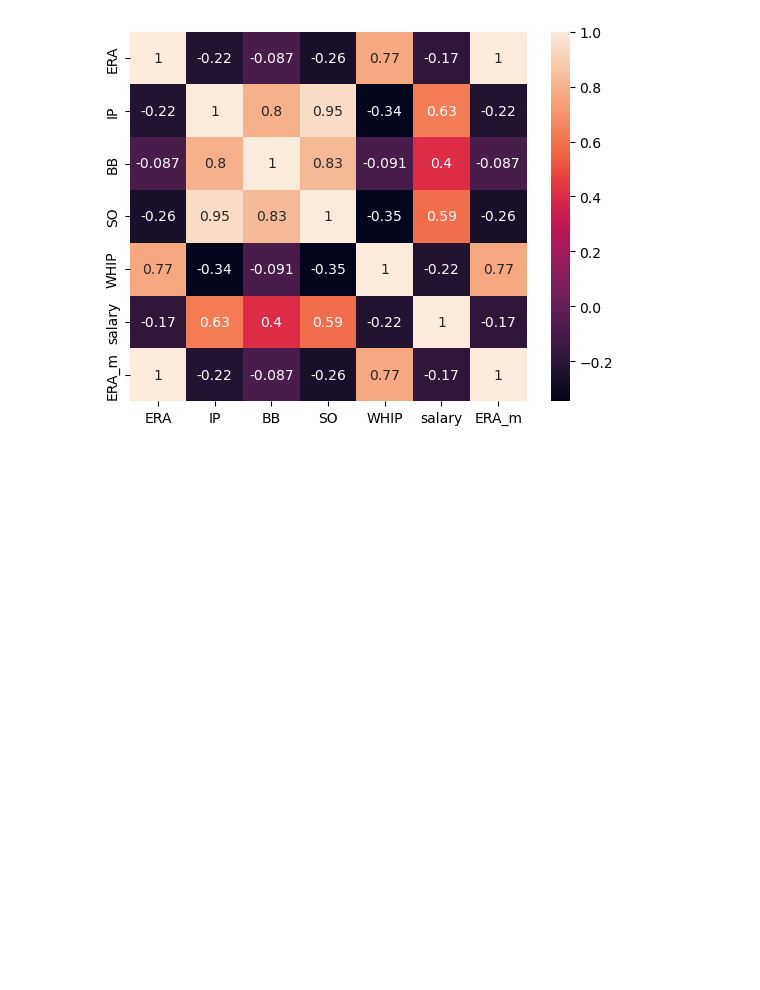
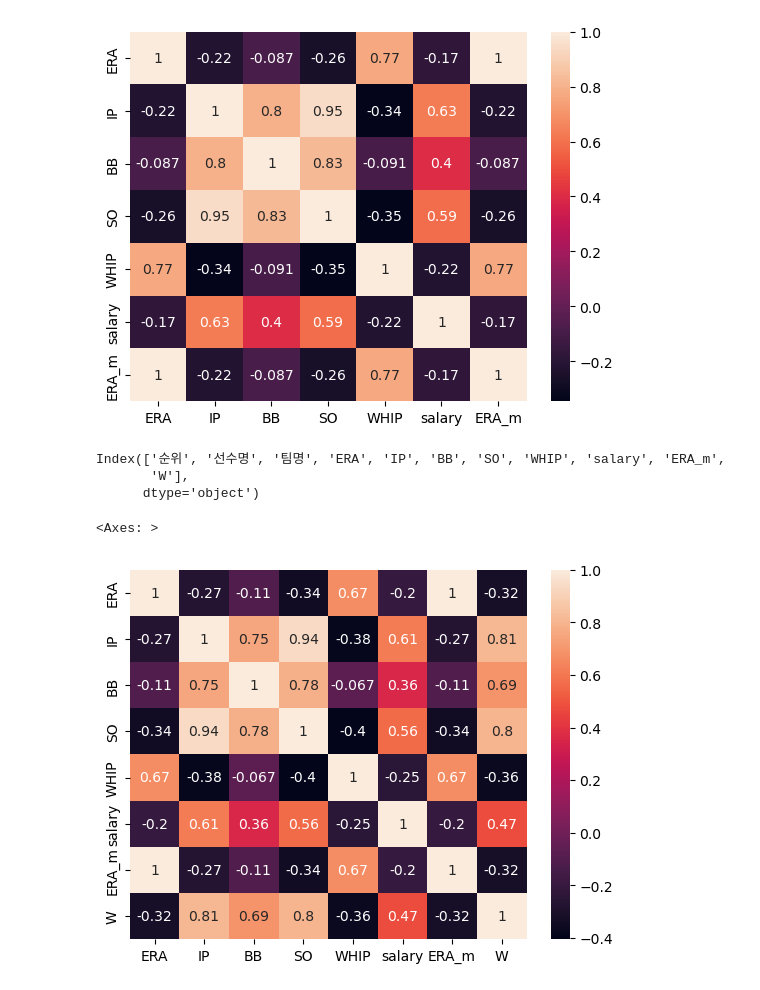
Before and after one commit to jayiuk/mid_project, a Jupyter notebook: EDA.ipynb, the cells around one changed output. Saved outputs shown, nothing was run; the diff lists cells and outputs as text; code cells hidden in the pictures; blank space fills up the shorter version.

```diff
--- a/EDA.ipynb
+++ b/EDA.ipynb
@@ -749,3 +749,24 @@ sns.heatmap(df_cccor, annot = True)
 # %% [output]
 <Axes: >
 [figure]
+# %%
+df_w = df_all[['선수명', 'W']]
+# %%
+df_w_copy = pd.merge(df_ccopy, df_w, on = '선수명', how = 'left')
+df_w_copy_d = df_w_copy.drop_duplicates()
+# %%
+df_w_copy_d = df_w_copy_d.dropna()
+# %%
+df_w_copy_d.columns
+# %% [output]
+Index(['순위', '선수명', '팀명', 'ERA', 'IP', 'BB', 'SO', 'WHIP', 'salary', 'ERA_m',
+       'W'],
+      dtype='object')
+# %%
+df_w_corr = df_w_copy_d[['ERA', 'IP', 'BB', 'SO', 'WHIP', 'salary', 'ERA_m',
+       'W']].corr()
+# %%
+sns.heatmap(df_w_corr, annot = True)
+# %% [output]
+<Axes: >
+[figure, added]
```
Also changed, not shown: parts of 1 cell of this notebook.
